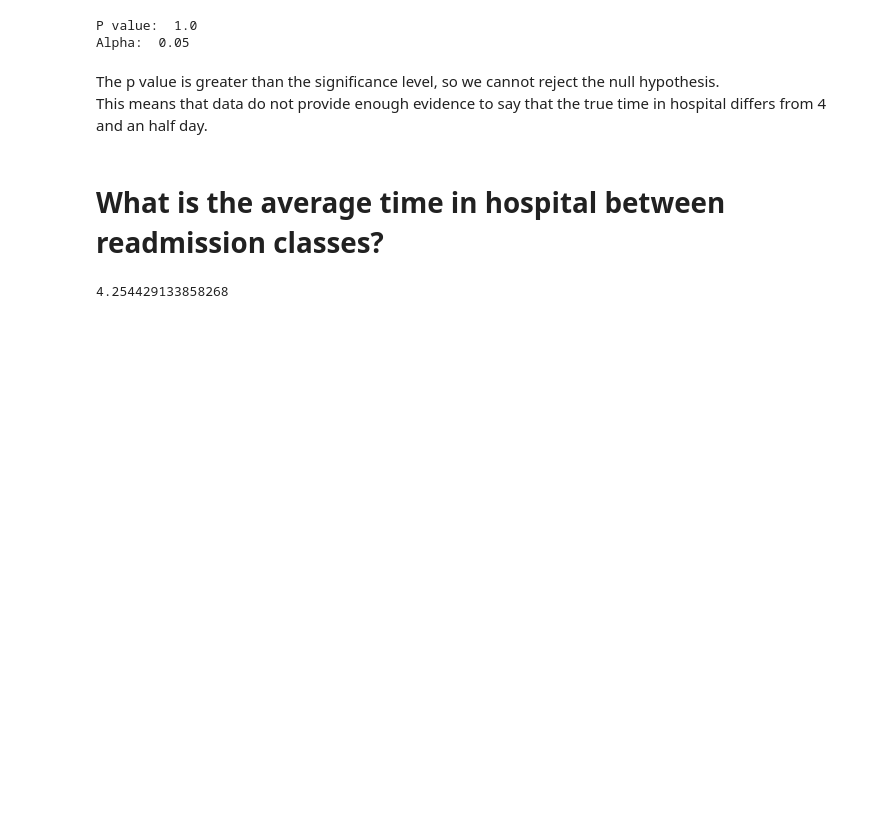
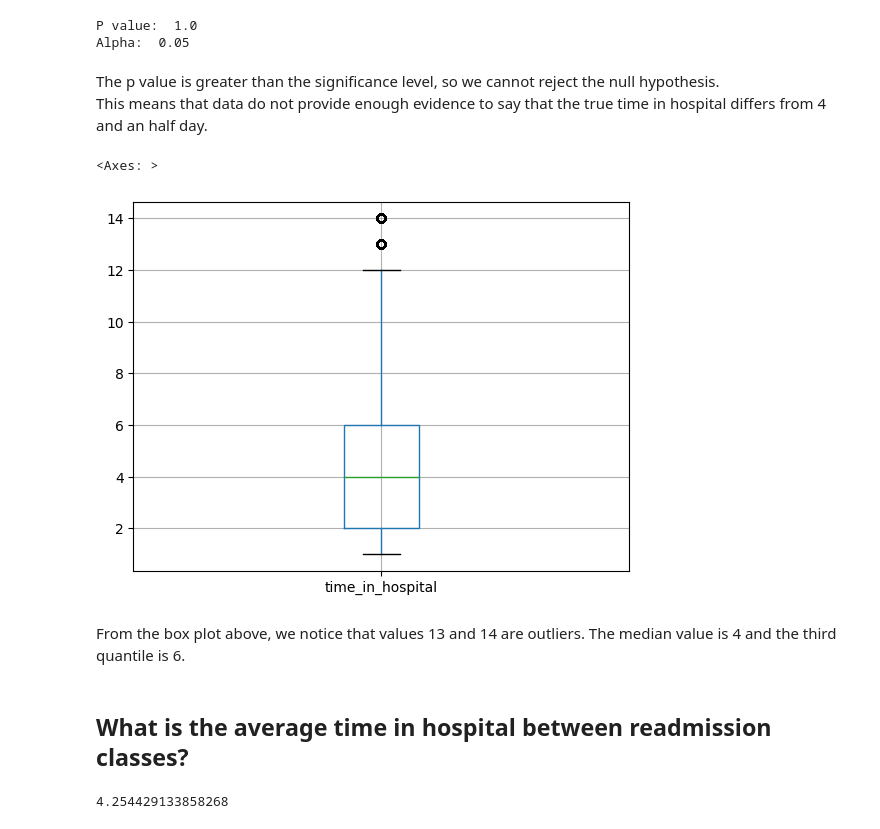
Before and after one commit to weiss25r/Data-analysis-of-diabetic-patients-readmissions-in-hospitals, a Jupyter notebook: main.ipynb, the cells around one changed output. Cells and saved outputs as stored; diff of their text form; code cells hidden in the pictures; blank space fills up the shorter version.

```diff
--- a/main.ipynb
+++ b/main.ipynb
@@ -118,10 +138,4 @@ data
 101766 rows × 45 columns
-# %%
-data['readmitted'] = pd.to_numeric(data['readmitted'])
-data['change'] = pd.to_numeric(data['change'])
-data['diabetesMed'] = pd.to_numeric(data['diabetesMed'])
-
-#...
 # %% [markdown]
 # Exploratory data analysis
 # %% [markdown]
@@ -219,8 +235,15 @@ Alpha:  0.05
 # %% [markdown]
 The p value is greater than the significance level, so we cannot reject the null hypothesis. <br>
 This means that data do not provide enough evidence to say that the true time in hospital differs from 4 and an half day.
+# %%
+data.boxplot(column=['time_in_hospital'])
+# %% [output]
+<Axes: >
+[figure, added]
+# %% [markdown]
+From the box plot above, we notice that values 13 and 14 are outliers. The median value is 4 and the third quantile is 6.
 # %% [markdown]
-# What is the average time in hospital between readmission classes?
+## What is the average time in hospital between readmission classes?
 # %%
 not_readmitted = data.loc[data['readmitted'] == 0, 'time_in_hospital']
 mean_not_readmitted = not_readmitted.mean()
```
Also changed, not shown: parts of 64 cells of this notebook.
